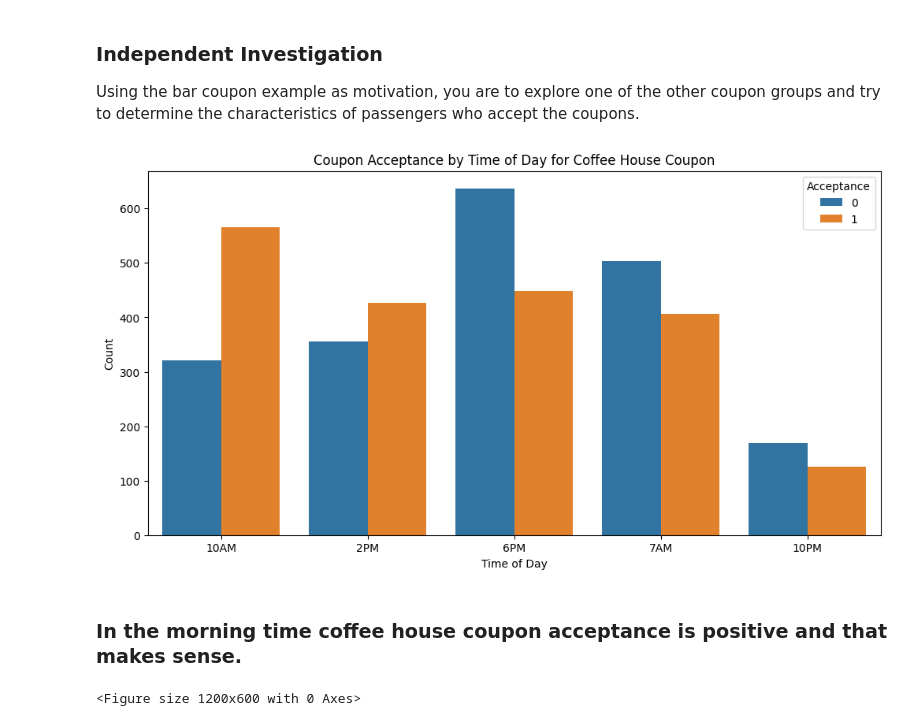
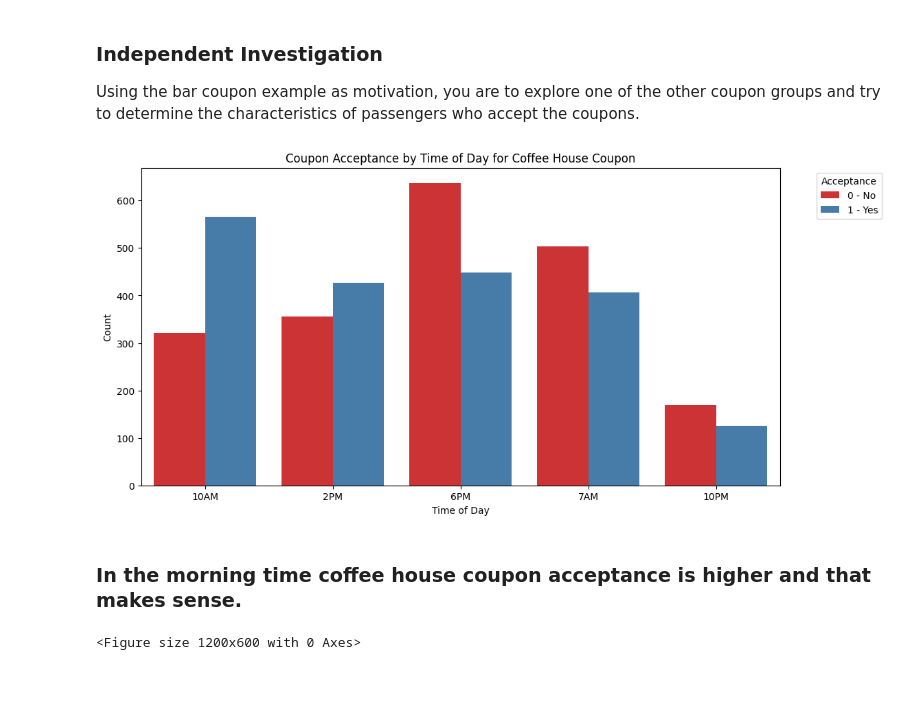
Before and after one commit to vbudhiraja/PCMLAI-Practical-Application-1, a Jupyter notebook: prompt.ipynb, the cells around one changed output. Cells and saved outputs as stored; diff of their text form; code cells hidden in the pictures; blank space fills up the shorter version.

```diff
--- a/prompt.ipynb
+++ b/prompt.ipynb
@@ -302,16 +299,16 @@ coffee_df = df[df['coupon'] == 'Coffee House']
 # %%
 # Analyze the impact of time on coupon acceptance
 plt.figure(figsize=(12, 6))
-sns.countplot(x='time', hue='Y', data=coffee_df)
+sns.countplot(x='time', hue='Y', data=coffee_df, palette="Set1")
 plt.title('Coupon Acceptance by Time of Day for Coffee House Coupon')
 plt.xlabel('Time of Day')
 plt.ylabel('Count')
-plt.legend(title='Acceptance')
+plt.legend(title='Acceptance',bbox_to_anchor=(1.05, 1), loc='upper left', labels=[ '0 - No','1 - Yes'])
 plt.show()
 # %% [output]
-[figure, old version]
+[figure, new version]
 # %% [markdown]
-### In the morning time coffee house coupon acceptance is positive and that makes sense.
+### In the morning time coffee house coupon acceptance is higher and that makes sense.
 # %%
 # Analyze the impact of time on coupon acceptance
 plt.figure(figsize=(12, 6))
```
Also changed, not shown: parts of 15 cells of this notebook, 2 other files.
